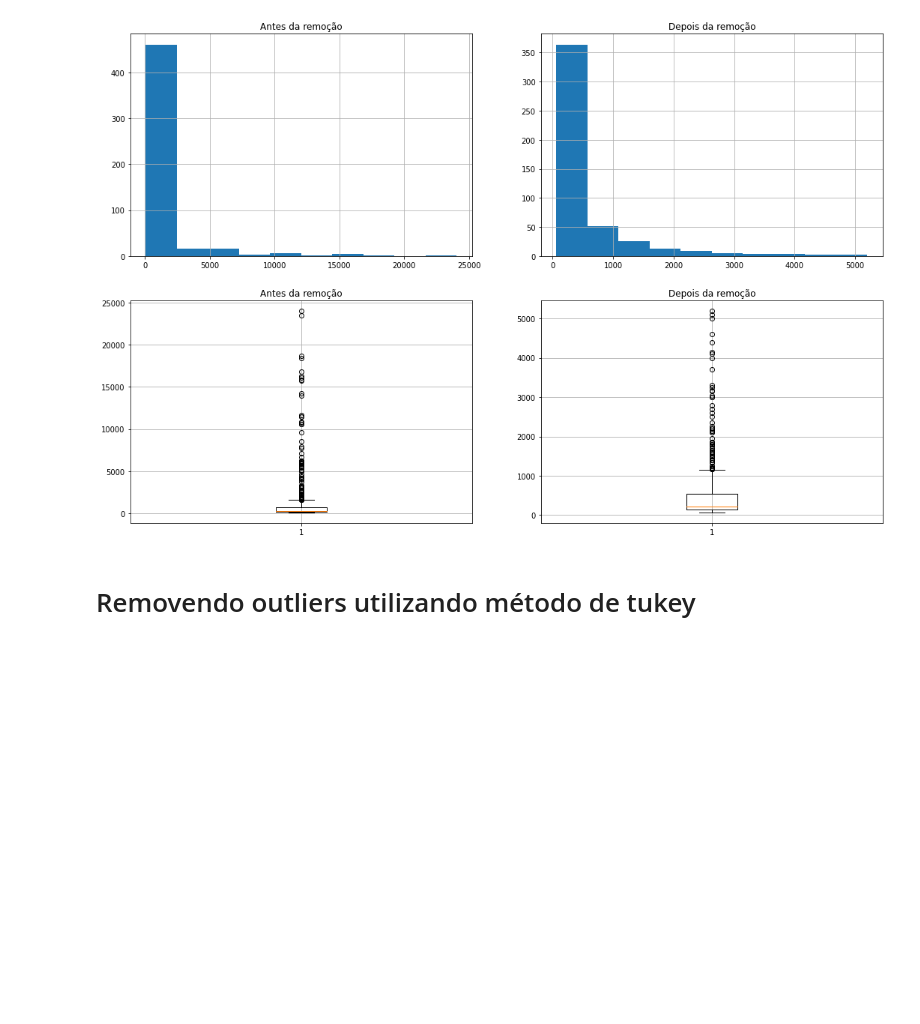
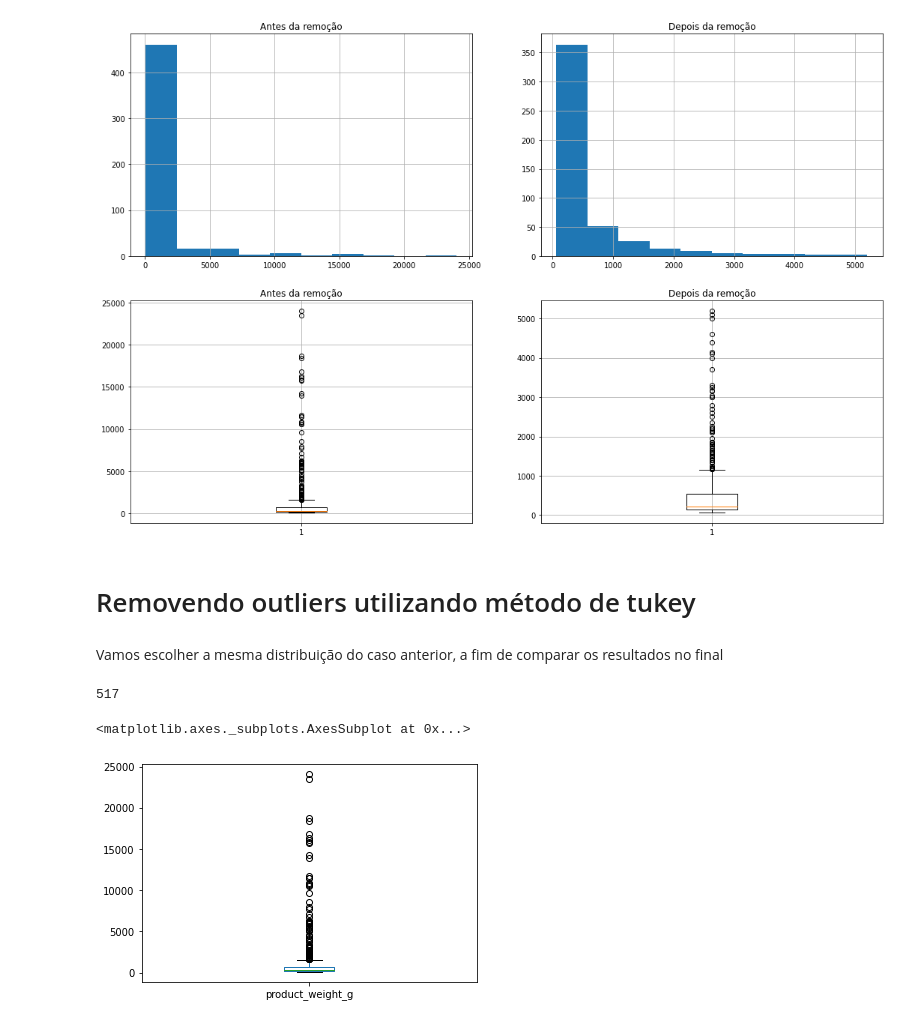
Before and after one commit to AdsonRamos/if697-2020.2, a Jupyter notebook: Projeto_IF697.ipynb, the cells around one changed output. Cells and saved outputs as stored; diff of their text form; code cells hidden in the pictures; blank space fills up the shorter version.

```diff
--- a/Projeto_IF697.ipynb
+++ b/Projeto_IF697.ipynb
@@ -387,3 +390,15 @@ axes[1][1].grid(True)
 [figure]
 # %% [markdown]
 # Removendo outliers utilizando método de tukey
+# %% [markdown]
+Vamos escolher a mesma distribuição do caso anterior, a fim de comparar os resultados no final
+# %%
+pesos = products[products['product_category_name'] == tests[25]['category']]['product_weight_g']
+print(len(pesos))
+# %% [output]
+517
+# %%
+pesos.plot.box()
+# %% [output]
+<matplotlib.axes._subplots.AxesSubplot at 0x...>
+[figure, added]
```
Also changed, not shown: parts of 9 cells of this notebook.
